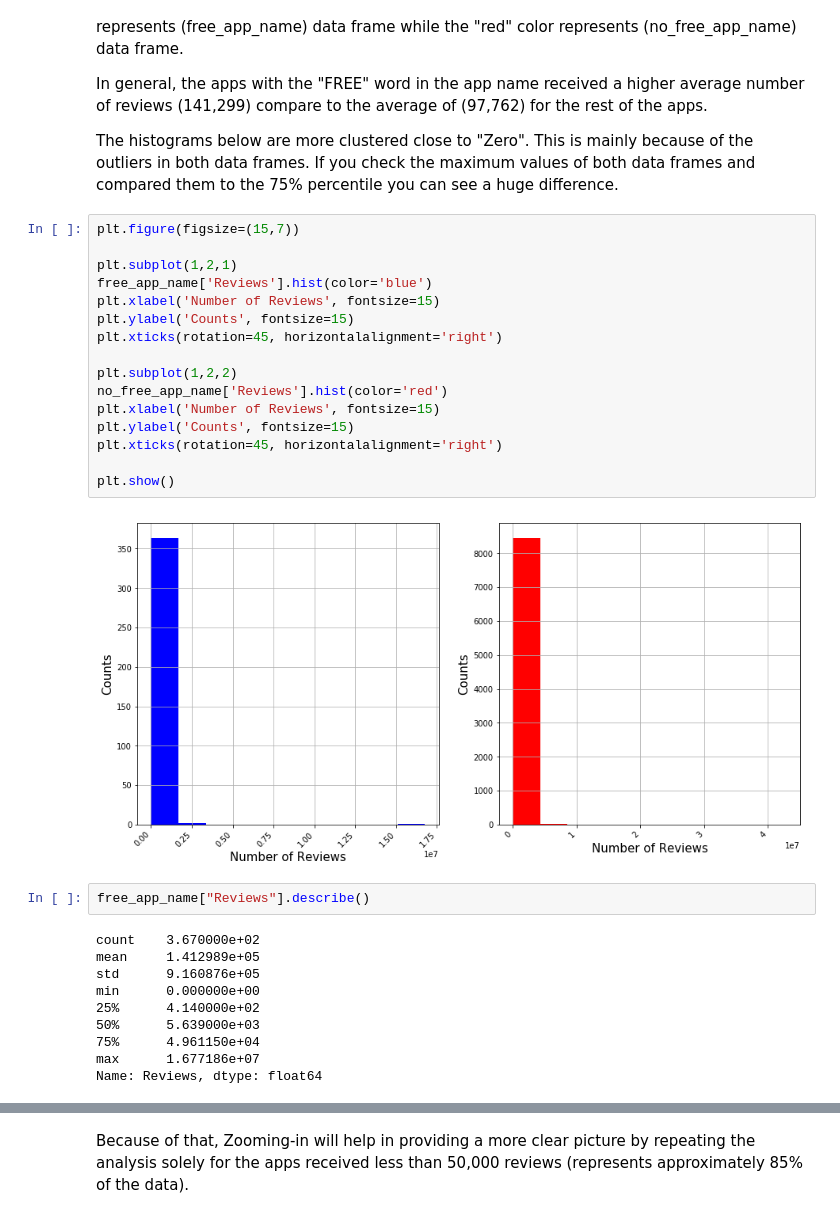
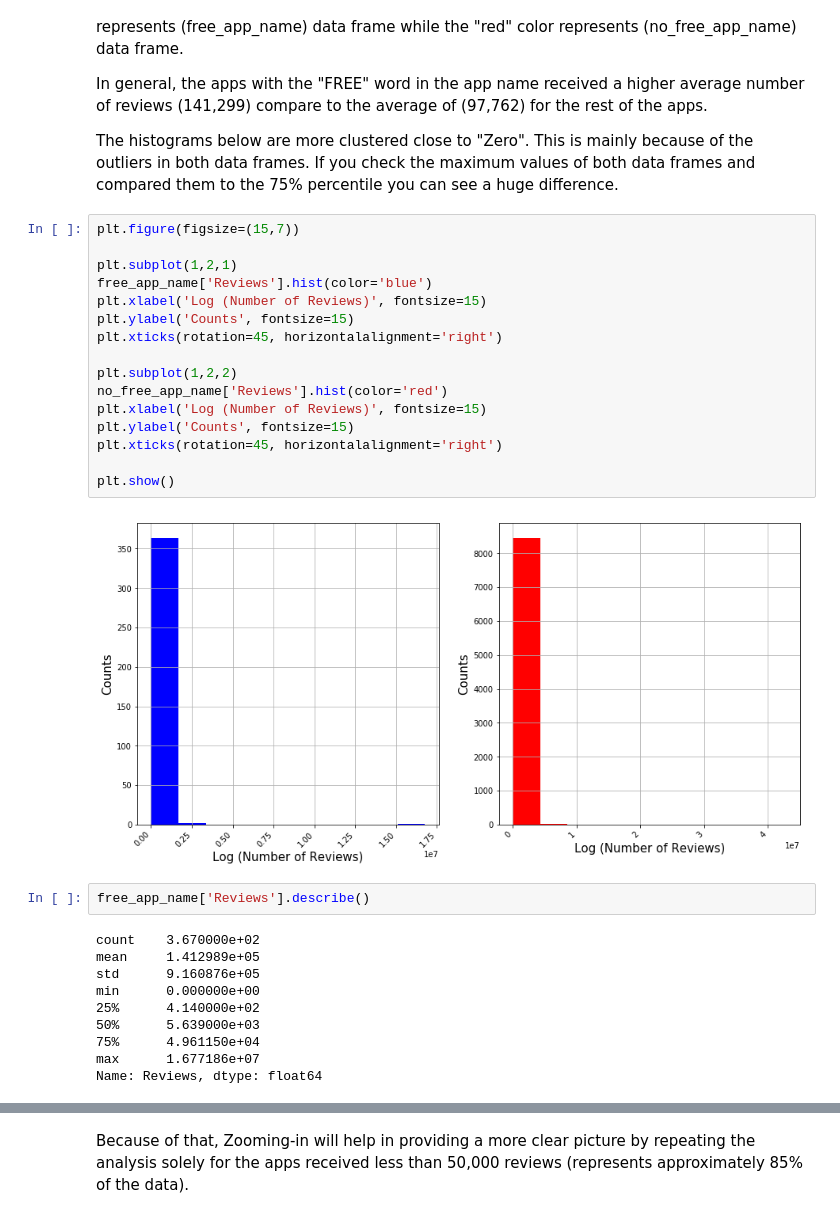
Before and after one commit to romer1979/Google_Play_store, a Jupyter notebook: capestone_project_I.ipynb, the cells around one changed output, grey strips where cells are left out. Cells and saved outputs as stored; diff of their text form.

```diff
--- a/capestone_project_I.ipynb
+++ b/capestone_project_I.ipynb
@@ -462,23 +461,23 @@ The histograms below are more clustered close to "Zero". This is mainly because
 # %%
 plt.figure(figsize=(15,7))
 
 plt.subplot(1,2,1)
 free_app_name['Reviews'].hist(color='blue')
-plt.xlabel('Number of Reviews', fontsize=15)
+plt.xlabel('Log (Number of Reviews)', fontsize=15)
 plt.ylabel('Counts', fontsize=15)
 plt.xticks(rotation=45, horizontalalignment='right')
 
 plt.subplot(1,2,2)
 no_free_app_name['Reviews'].hist(color='red')
-plt.xlabel('Number of Reviews', fontsize=15)
+plt.xlabel('Log (Number of Reviews)', fontsize=15)
 plt.ylabel('Counts', fontsize=15)
 plt.xticks(rotation=45, horizontalalignment='right')
 
 plt.show()
 # %% [output]
-[figure, old version]
+[figure, new version]
 # %%
-free_app_name["Reviews"].describe()
+free_app_name['Reviews'].describe()
 # %% [output]
 count    3.670000e+02
 mean     1.412989e+05
```
Also changed, not shown: parts of 16 cells of this notebook.
